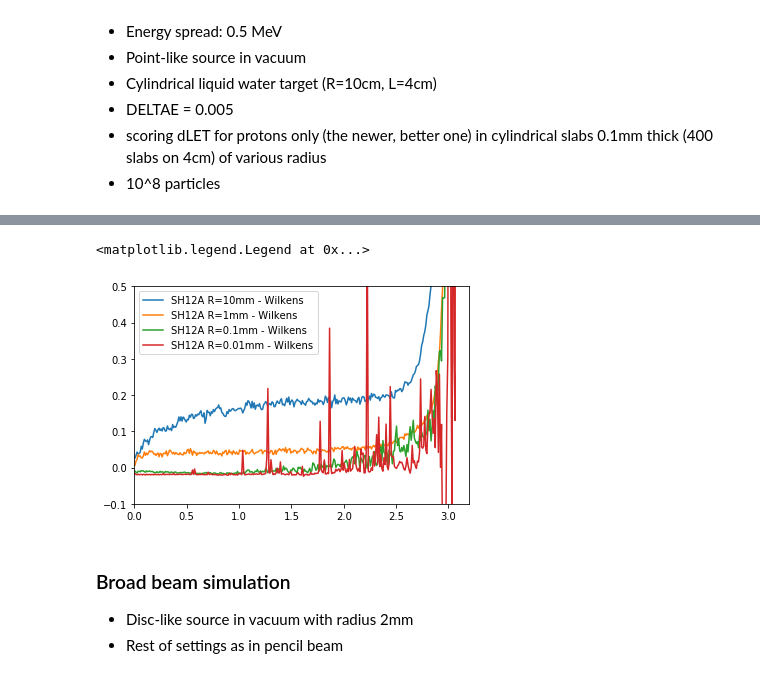
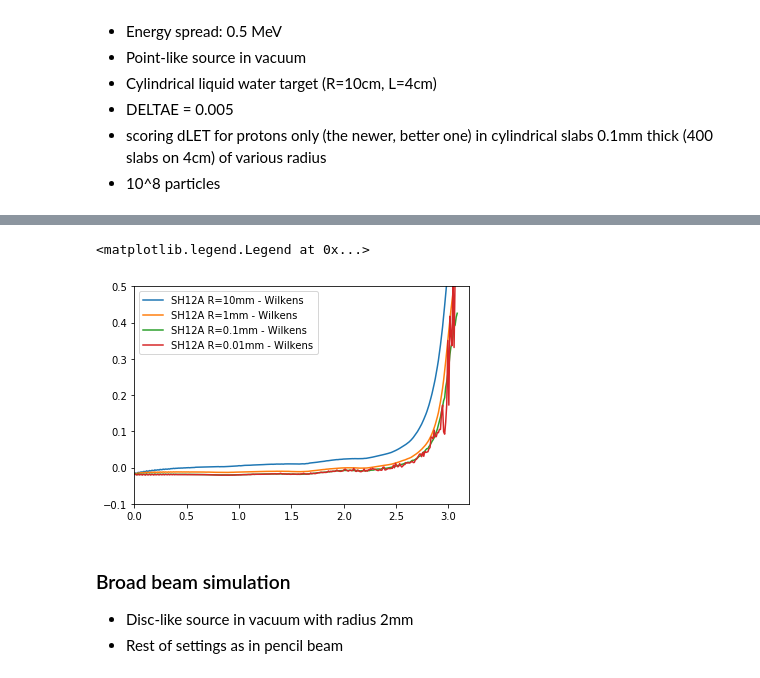
Before and after one commit to DataMedSci/PTAM, a Jupyter notebook: sh12a/comparison.ipynb, the cells around one changed output, grey strips where cells are left out. Cells and saved outputs as stored; diff of their text form; code cells hidden in the pictures.

```diff
--- a/sh12a/comparison.ipynb
+++ b/sh12a/comparison.ipynb
@@ -21,12 +21,18 @@ from models import WilkensLET
  - 10^8 particles
 # %%
 # let's load SH12A data
-l1 = np.loadtxt("pencil/let_cyl1.dat")
-l2 = np.loadtxt("pencil/let_cyl0p1.dat")
-l3 = np.loadtxt("pencil/let_cyl0p01.dat")
-l4 = np.loadtxt("pencil/let_cyl0p001.dat")
+l1 = np.loadtxt("pencil/dlet_cyl1.dat")
+l2 = np.loadtxt("pencil/dlet_cyl0p1.dat")
+l3 = np.loadtxt("pencil/dlet_cyl0p01.dat")
+l4 = np.loadtxt("pencil/dlet_cyl0p001.dat")
+
+al1 = np.loadtxt("pencil/adlet_cyl1.dat")
+al2 = np.loadtxt("pencil/adlet_cyl0p1.dat")
+al3 = np.loadtxt("pencil/adlet_cyl0p01.dat")
+al4 = np.loadtxt("pencil/adlet_cyl0p001.dat")
 # %%
 # let's calculate dLETp from Wilkens model
 E_MeV = 60
 sigma_E_MeV = 0.5
-let_keV_um = WilkensLET.let_d_keV_um(E_MeV, sigma_E_MeV, l1[:,0])
+dlet_keV_um = WilkensLET.let_d_keV_um(E_MeV, sigma_E_MeV, l1[:,0])
+tlet_keV_um = WilkensLET.let_t_keV_um(E_MeV, sigma_E_MeV, l1[:,0])
@@ -32,0 +57,11 @@ let_keV_um = WilkensLET.let_d_keV_um(E_MeV, sigma_E_MeV, l1[:,0])
+# %%
+# let's load SH12A data
+t1 = np.loadtxt("pencil/tlet_cyl1.dat")
+t2 = np.loadtxt("pencil/tlet_cyl0p1.dat")
+t3 = np.loadtxt("pencil/tlet_cyl0p01.dat")
+t4 = np.loadtxt("pencil/tlet_cyl0p001.dat")
+
+at1 = np.loadtxt("pencil/atlet_cyl1.dat")
+at2 = np.loadtxt("pencil/atlet_cyl0p1.dat")
+at3 = np.loadtxt("pencil/atlet_cyl0p01.dat")
+at4 = np.loadtxt("pencil/atlet_cyl0p001.dat")
@@ -58,14 +129,14 @@ plt.legend(loc=0)
 # %%
-plt.plot(l1[:,0],l1[:,1]-let_keV_um, label="SH12A R=10mm - Wilkens")
-plt.plot(l2[:,0],l2[:,1]-let_keV_um, label="SH12A R=1mm - Wilkens")
-plt.plot(l3[:,0],l3[:,1]-let_keV_um, label="SH12A R=0.1mm - Wilkens")
-plt.plot(l4[:,0],l4[:,1]-let_keV_um, label="SH12A R=0.01mm - Wilkens")
+plt.plot(t1[:,0],t1[:,1]-tlet_keV_um, label="SH12A R=10mm - Wilkens")
+plt.plot(t2[:,0],t2[:,1]-tlet_keV_um, label="SH12A R=1mm - Wilkens")
+plt.plot(t3[:,0],t3[:,1]-tlet_keV_um, label="SH12A R=0.1mm - Wilkens")
+plt.plot(t4[:,0],t4[:,1]-tlet_keV_um, label="SH12A R=0.01mm - Wilkens")
 plt.ylim(-0.1,0.5)
 plt.xlim(0,3.2)
 plt.legend(loc=0)
 # %% [output]
 <matplotlib.legend.Legend at 0x...>
-[figure, old version]
+[figure, new version]
 # %% [markdown]
 ### Broad beam simulation
 
```
Also changed, not shown: parts of 13 cells of this notebook, 31 other files.
